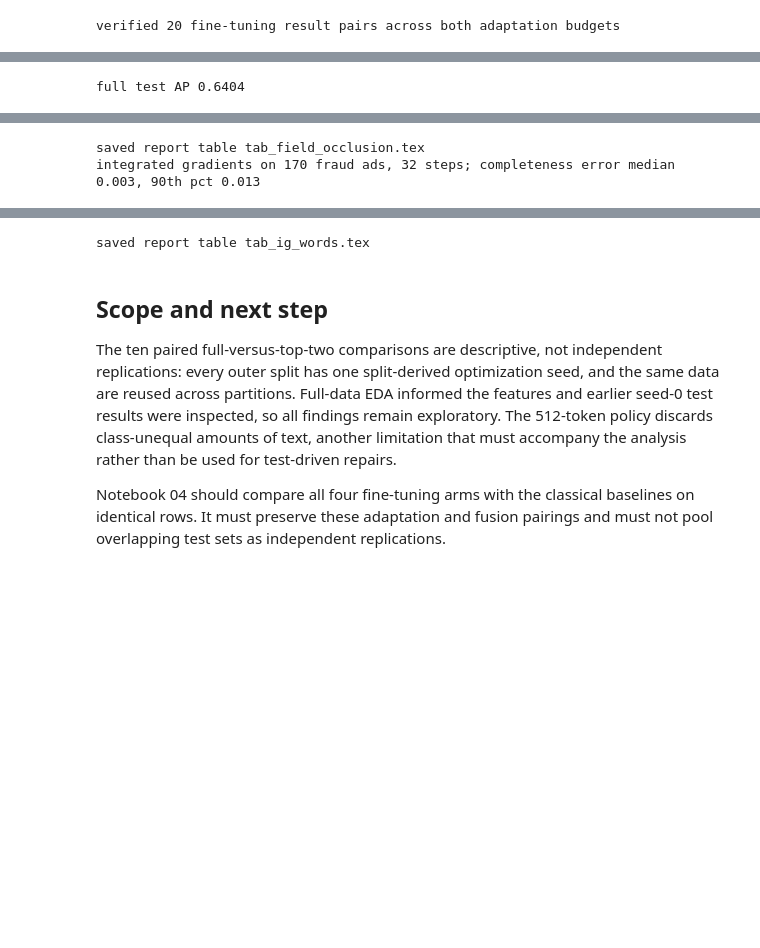
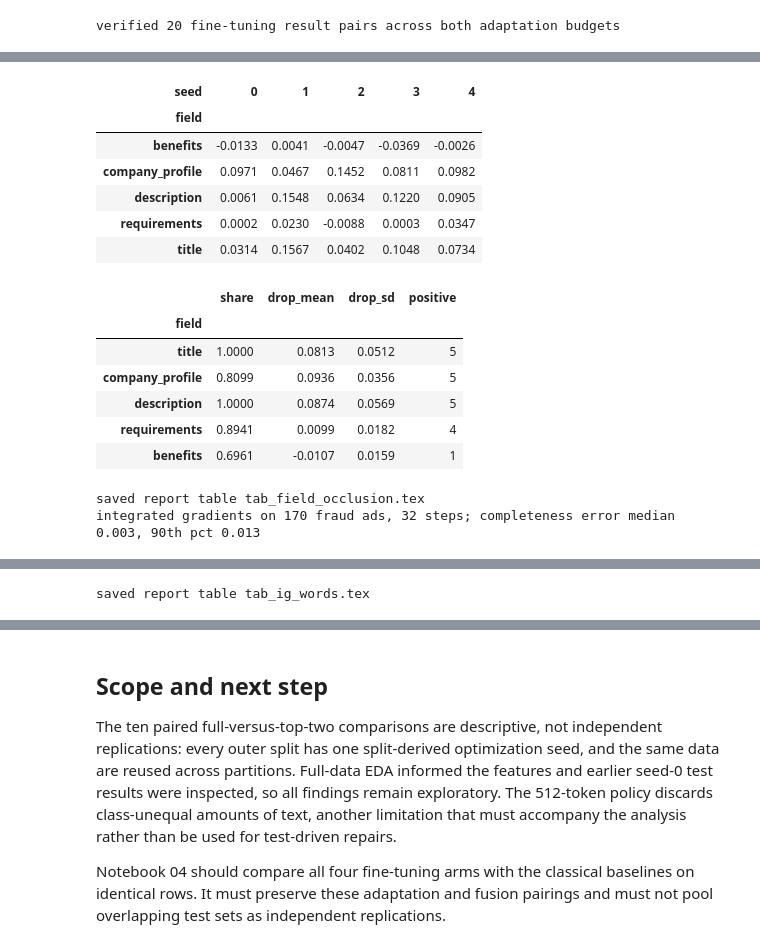
Before and after one commit to BanAnA9205/fake-job-detection-p4ai, a Jupyter notebook: code/notebooks/03_deep_learning.ipynb, the cells around one changed output, grey strips where cells are left out. Drawn from its saved outputs; the diff is of its cells as text; code cells hidden in the pictures; blank space fills up the shorter version.

Commit message:
Field occlusion over all five seeds, prior-work comparison table, CV-fold rationale, trimmed repeated caveats

```diff
--- a/code/notebooks/03_deep_learning.ipynb
+++ b/code/notebooks/03_deep_learning.ipynb
@@ -919,38 +920,45 @@ def word_attributions(tokens, values):
 # %%
 if ON_GPU_SERVER:
     EXPLAIN_DIR.mkdir(parents=True, exist_ok=True)
-    model = load_checkpoint("full", "text", EXPLAIN_SEED)
-    test = dfe.iloc[split_cache[EXPLAIN_SEED]["test"]]
-    y_test = test[dh.TARGET].to_numpy(dtype=int)
-    assert joined_text(test).equals(test["text"]), "rebuilt text must equal the model input"
 
-    def scores_for(texts):
-        return predict_scores(model, make_loader(AdDataset(texts, y_test), EVAL_BATCH))
+    def scores_for(model, frame, texts):
+        labels = frame[dh.TARGET].to_numpy(dtype=int)
+        return predict_scores(model, make_loader(AdDataset(texts, labels), EVAL_BATCH))
 
-    base_scores = scores_for(test["text"])
-    saved_scores = rh.load_scores(EXPERIMENTS["full"]["out"], EXPLAIN_MODEL, EXPLAIN_SEED)["score_test"]
-    assert np.allclose(base_scores, saved_scores, atol=1e-3), "reloaded model must reproduce saved scores"
-    base_ap = ev.evaluate(y_test, base_scores, 0.0)["pr_auc"]
-
-    # 1. Field occlusion: blank one text field for every test ad and re-score.
+    # 1. Field occlusion on every seed: blank one text field for every test ad and re-score.
     occlusion_rows = []
-    for field in ft.TEXT_COLS:
-        scores = scores_for(joined_text(test, blank=field))
-        occlusion_rows.append({
-            "field": field,
-            "share of test ads with field": float(test[field].fillna("").str.strip().ne("").mean()),
-            "test AP without field": ev.evaluate(y_test, scores, 0.0)["pr_auc"],
-            "AP drop": base_ap - ev.evaluate(y_test, scores, 0.0)["pr_auc"],
-            "mean margin change, fraud ads": float((scores - base_scores)[y_test == 1].mean()),
-        })
+    for seed in SEEDS:
+        model = load_checkpoint("full", "text", seed)
+        frame = dfe.iloc[split_cache[seed]["test"]]
+        labels = frame[dh.TARGET].to_numpy(dtype=int)
+        assert joined_text(frame).equals(frame["text"]), "rebuilt text must equal the model input"
+        base_scores = scores_for(model, frame, frame["text"])
+        saved_scores = rh.load_scores(EXPERIMENTS["full"]["out"], EXPLAIN_MODEL, seed)["score_test"]
+        assert np.allclose(base_scores, saved_scores, atol=1e-3), "reloaded model must reproduce saved scores"
+        base_ap = ev.evaluate(labels, base_scores, 0.0)["pr_auc"]
+        for field in ft.TEXT_COLS:
+            ap = ev.evaluate(labels, scores_for(model, frame, joined_text(frame, blank=field)), 0.0)["pr_auc"]
+            occlusion_rows.append({"seed": seed, "field": field, "test AP": base_ap, "AP drop": base_ap - ap,
+                                   "share with field": float(frame[field].fillna("").str.strip().ne("").mean())})
+        if seed != EXPLAIN_SEED:
+            del model
+            torch.cuda.empty_cache()
+        else:
+            explain_model, test, y_test = model, frame, labels
     occlusion = pd.DataFrame(occlusion_rows)
-    occlusion.to_csv(EXPLAIN_DIR / f"field_occlusion_seed{EXPLAIN_SEED}.csv", index=False)
-    print(f"full test AP {base_ap:.4f}")
-    display(occlusion.round(4))
+    occlusion.to_csv(EXPLAIN_DIR / "field_occlusion_all_seeds.csv", index=False)
+    summary = occlusion.groupby("field", sort=False).agg(
+        share=("share with field", "mean"), drop_mean=("AP drop", "mean"), drop_sd=("AP drop", "std"),
+        positive=("AP drop", lambda drops: int((drops > 0).sum())),
+    )
+    display(occlusion.pivot(index="field", columns="seed", values="AP drop").round(4))
+    display(summary.round(4))
     rp.write_table_rows("tab_field_occlusion.tex", [
-        (rp.tex(row.field.replace("_", " ")), f"{100 * row._2:.1f}\\%", f"{row._3:.3f}", f"{row._4:+.3f}")
-        for row in occlusion.itertuples()
+        (rp.tex(field.replace("_", " ")), f"{100 * row.share:.1f}\\%",
+         f"${row.drop_mean:+.3f} \\pm {row.drop_sd:.3f}$", f"{int(row.positive)}/{len(SEEDS)}")
+        for field, row in summary.iterrows()
     ])
+    model = explain_model
 
     # 2. Integrated gradients for every fraudulent test ad, merged to words.
     word_rows, completeness = [], []
@@ -958,31 +966,46 @@ if ON_GPU_SERVER:
         tokens, values, gap = integrated_gradients(model, text)
         completeness.append(abs(values.sum() - gap) / max(abs(gap), 1e-6))
         word_rows += [{"ad": ad, "word": word, "attribution": float(value)}
                       for word, value in word_attributions(tokens, values)]
     words = pd.DataFrame(word_rows)
     # Same stop-word list as the TF-IDF features; punctuation and numbers are dropped too.
     words = words[words["word"].str.contains("[a-z]", regex=True) & (words["word"].str.len() > 1)
                   & ~words["word"].isin(ENGLISH_STOP_WORDS)]
     per_word = words.groupby("word").agg(ads=("ad", "nunique"), total=("attribution", "sum"))
     per_word["mean per fraud ad"] = per_word["total"] / int(y_test.sum())
     per_word = per_word[per_word["ads"] >= 5]
     top_words = pd.concat([
         per_word.nlargest(15, "total").assign(direction="towards fraud"),
         per_word.nsmallest(15, "total").assign(direction="towards real"),
     ]).reset_index()
     top_words.to_csv(EXPLAIN_DIR / f"ig_words_seed{EXPLAIN_SEED}.csv", index=False)
     print(f"integrated gradients on {int(y_test.sum())} fraud ads, {IG_STEPS} steps; "
           f"completeness error median {np.median(completeness):.3f}, 90th pct {np.percentile(completeness, 90):.3f}")
     display(top_words.round(4))
     fraud_side = top_words[top_words["direction"] == "towards fraud"].head(10)
     real_side = top_words[top_words["direction"] == "towards real"].head(10)
     rp.write_table_rows("tab_ig_words.tex", [
         (rp.tex(f.word), f"{f._4:+.3f}", f.ads, rp.tex(r.word), f"{r._4:+.3f}", r.ads)
         for f, r in zip(fraud_side.itertuples(), real_side.itertuples())
     ])
     del model
     torch.cuda.empty_cache()
 else:
     print("explanations need the GPU; set ON_GPU_SERVER = True")
 # %% [output]
+| seed | 0 | 1 | 2 | 3 | 4 |
+| field |  |  |  |  |  |
+| benefits | -0.0133 | 0.0041 | -0.0047 | -0.0369 | -0.0026 |
+| company_profile | 0.0971 | 0.0467 | 0.1452 | 0.0811 | 0.0982 |
+| description | 0.0061 | 0.1548 | 0.0634 | 0.1220 | 0.0905 |
+| requirements | 0.0002 | 0.0230 | -0.0088 | 0.0003 | 0.0347 |
+| title | 0.0314 | 0.1567 | 0.0402 | 0.1048 | 0.0734 |
+|  | share | drop_mean | drop_sd | positive |
+| field |  |  |  |  |
+| title | 1.0000 | 0.0813 | 0.0512 | 5 |
+| company_profile | 0.8099 | 0.0936 | 0.0356 | 5 |
+| description | 1.0000 | 0.0874 | 0.0569 | 5 |
+| requirements | 0.8941 | 0.0099 | 0.0182 | 4 |
+| benefits | 0.6961 | -0.0107 | 0.0159 | 1 |
-full test AP 0.6404
+saved report table tab_field_occlusion.tex
+integrated gradients on 170 fraud ads, 32 steps; completeness error median 0.003, 90th pct 0.013
@@ -995,2 +1029 @@ full test AP 0.6404
-saved report table tab_field_occlusion.tex
-integrated gradients on 170 fraud ads, 32 steps; completeness error median 0.003, 90th pct 0.013
+saved report table tab_ig_words.tex
@@ -1014,4 +1030,3 @@ integrated gradients on 170 fraud ads, 32 steps; completeness error median 0.003
-saved report table tab_ig_words.tex
 # %% [markdown]
 ## Scope and next step
 
```
Also changed, not shown: parts of 2 cells of this notebook, 7 other files.
